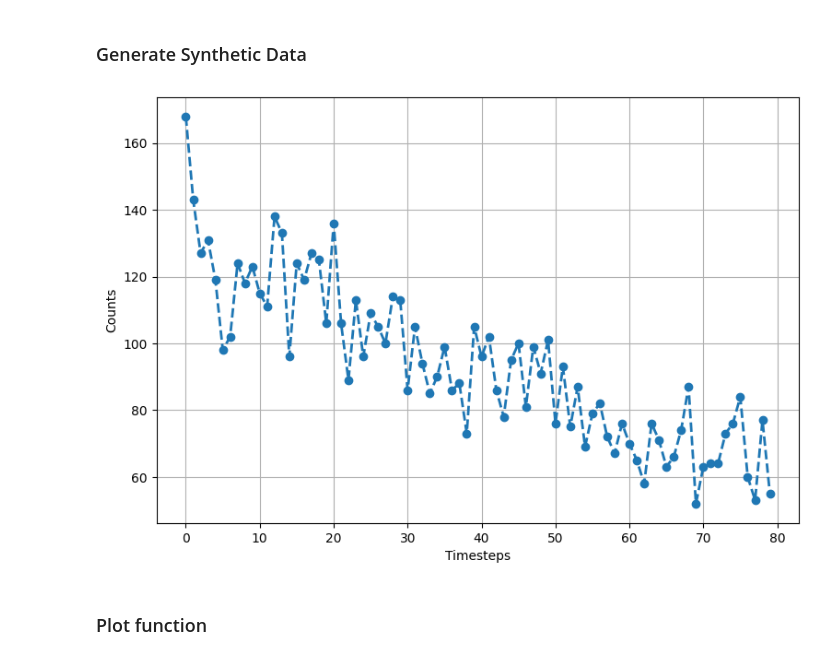
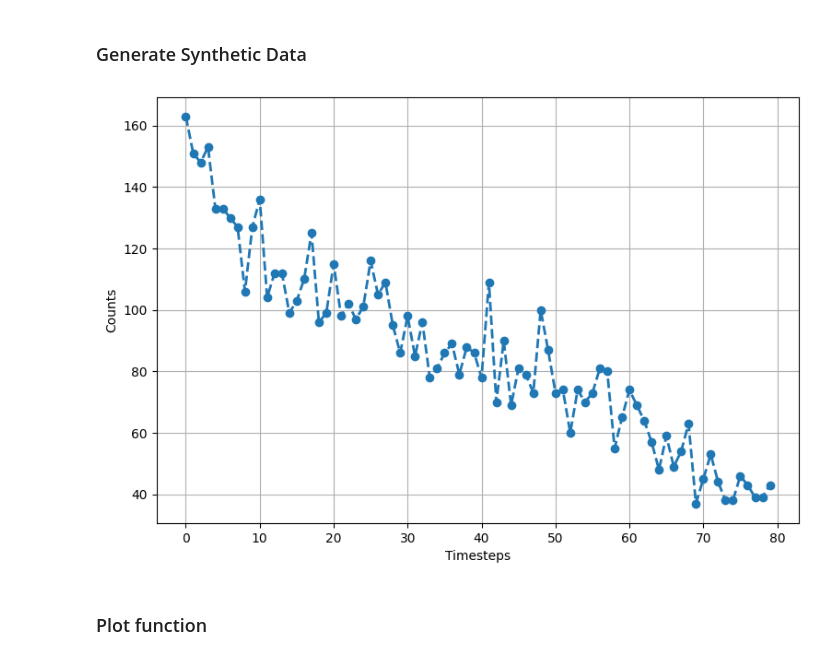
Before and after one commit to probml/sts-jax, a Jupyter notebook: sts_jax/structural_time_series/demos/sts_poisson_demo.ipynb, the cells around one changed output. Drawn from its saved outputs; the diff is of its cells as text; code cells hidden in the pictures.

```diff
--- a/sts_jax/structural_time_series/demos/sts_poisson_demo.ipynb
+++ b/sts_jax/structural_time_series/demos/sts_poisson_demo.ipynb
@@ -14,48 +19,55 @@ import sts_jax.structural_time_series.sts_model as sts
 # %% [markdown]
 ### Generate Synthetic Data
 # %%
-num_steps = 80
-num_training_steps = 80
-num_forecast_steps = 30
+def generate_data(num_training_steps, num_forecast_steps, key=jr.PRNGKey(5)):
+    """Generate a time series with Poisson observation where the latent model
+    has only one local_linear_trend_component.
+    """
+    num_steps = num_training_steps + num_forecast_steps
 
-# Generate parameters of the local_linear_trend component
-keys = jr.split(jr.PRNGKey(5), 5)
-level_scale = 1.5
-slope_scale = 0.01
-initial_level = jr.normal(keys[0])
-initial_slope = jr.normal(keys[1])
-obs_noise_scale = 10
+    # Generate parameters of the local_linear_trend component
+    keys = jr.split(key, 5)
+    level_scale = 1.5
+    slope_scale = 0.01
+    initial_level = jr.normal(keys[0])
+    initial_slope = jr.normal(keys[1])
+    obs_noise_scale = 10
 
-# Generate observed time series using the SSM representation.
-F = jnp.array([[1, 1],
-               [0, 1]])
-H = jnp.array([[1, 0]])
-Q = jnp.block([[level_scale, 0],
+    # Generate observed time series using the SSM representation.
+    F = jnp.array([[1, 1],
+                   [0, 1]])
+    H = jnp.array([[1, 0]])
+    Q = jnp.block([[level_scale, 0],
                [0, slope_scale]])
-R = obs_noise_scale
+    R = obs_noise_scale
 
-def _step(current_state, key):
-    key1, key2 = jr.split(key)
-    log_obs_mean = H @ current_state
-    next_state = F @ current_state + Q @ jr.normal(key2, shape=(2,))
-    return next_state, log_obs_mean
+    def _step(current_state, key):
+        key1, key2 = jr.split(key)
+        log_obs_mean = H @ current_state
+        next_state = F @ current_state + Q @ jr.normal(key2, shape=(2,))
+        return next_state, log_obs_mean
 
-initial_state = jnp.array([initial_level, initial_slope])
-key_seq = jr.split(keys[2], num_steps)
-_, log_time_series_mean = lax.scan(_step, initial_state, key_seq)
-counts = jr.poisson(keys[2], jnp.exp(5+0.02*log_time_series_mean))
+    initial_state = jnp.array([initial_level, initial_slope])
+    key_seq = jr.split(keys[2], num_steps)
+    _, log_time_series_mean = lax.scan(_step, initial_state, key_seq)
+    rates = jnp.exp(5+0.02*log_time_series_mean)
+    counts = jr.poisson(keys[2], rates)
 
-counts_training = counts[:num_training_steps]
+    counts_training = counts[:num_training_steps]
+    rates_forecast = rates[num_training_steps:]
 
-# Plot the sequence of counts
-fig = plt.figure(figsize=(9, 6))
-ax = fig.add_subplot(1, 1, 1)
-ax.plot(counts, lw=2, linestyle='--', marker='o')
-ax.set_ylabel("Counts")
-ax.set_xlabel("Timesteps")
-ax.grid()
+    return counts_training, rates_forecast
-# %% [output]
-[figure, removed]
+# %%
+counts_training, rates_forecast = generate_data(80, 30)
+# Plot the sequence of counts
+fig = plt.figure(figsize=(9, 6))
+ax = fig.add_subplot(1, 1, 1)
+ax.plot(counts_training, lw=2, linestyle='--', marker='o')
+ax.set_ylabel("Counts")
+ax.set_xlabel("Timesteps")
+ax.grid()
+# %% [output]
+[figure, added]
 # %% [markdown]
 ### Plot function
 # %%
```
Also changed, not shown: parts of 15 cells of this notebook.
